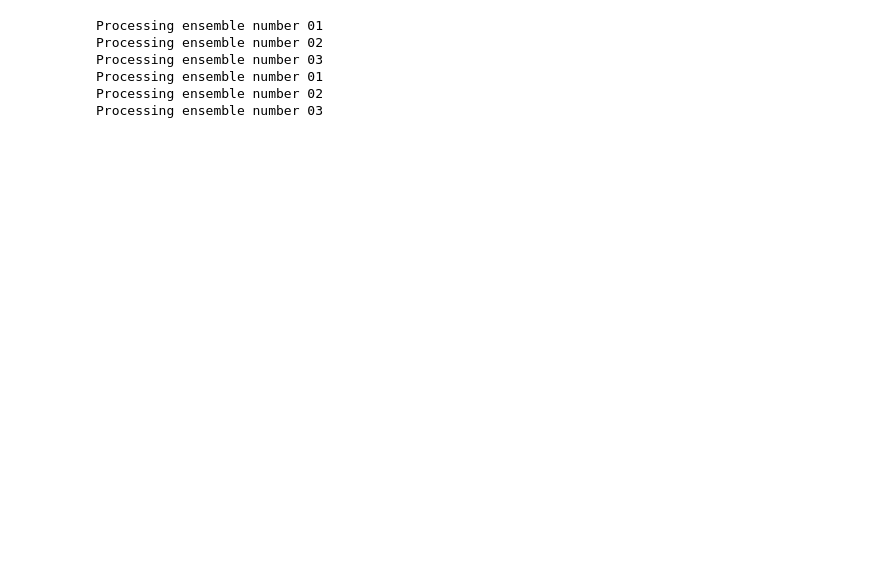
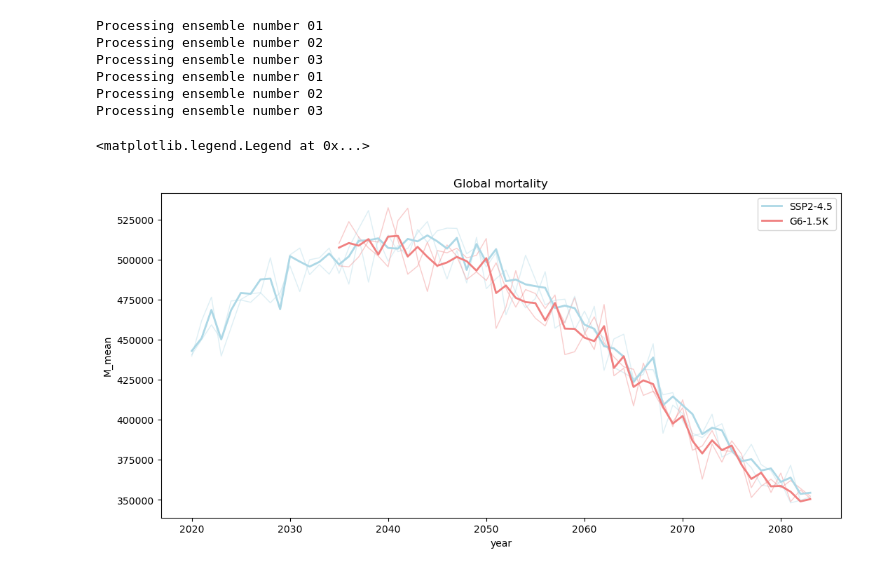
Before and after one commit to awells96/AQ_mortality_workflow, a Jupyter notebook: plotting/mortality/ozone/Global/Plot_global_mortality_timeseries.ipynb, the cells around one changed output. Drawn from its saved outputs; the diff is of its cells as text; code cells hidden in the pictures; blank space fills up the shorter version.

```diff
--- a/plotting/mortality/ozone/Global/Plot_global_mortality_timeseries.ipynb
+++ b/plotting/mortality/ozone/Global/Plot_global_mortality_timeseries.ipynb
@@ -57,6 +57,19 @@ Processing ensemble number 03
 Processing ensemble number 01
 Processing ensemble number 02
 Processing ensemble number 03
+# %%
+fig = plt.figure(figsize=autosize_figure(1, 1, xscale_factor=1.5))
+for ens_num in range(1, 3):
+    da2["M_mean"].sel(ensemble=ens_num).plot(color='lightblue', alpha=0.4, linewidth=1)
+    da1["M_mean"].sel(ensemble=ens_num).plot(color='lightcoral', alpha=0.4, linewidth=1)
+da2["M_mean"].mean("ensemble").plot(color='lightblue', linewidth=2, label="SSP2-4.5")
+da1["M_mean"].mean("ensemble").plot(color='lightcoral', linewidth=2, label="G6-1.5K")
+#plt.ylim(0, 700000)
+plt.title("Global mortality")
+plt.legend()
+# %% [output]
+<matplotlib.legend.Legend at 0x...>
+[figure, added]
 # %%
 fig = plt.figure(figsize=autosize_figure(2, 1, xscale_factor=1.5))
 gs = GridSpec(2, 1)  # rows, columns
```
Also changed, not shown: parts of 1 cell of this notebook, 2 other files.
